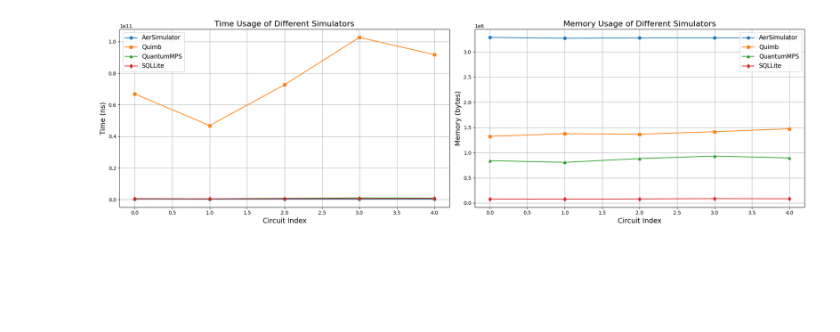
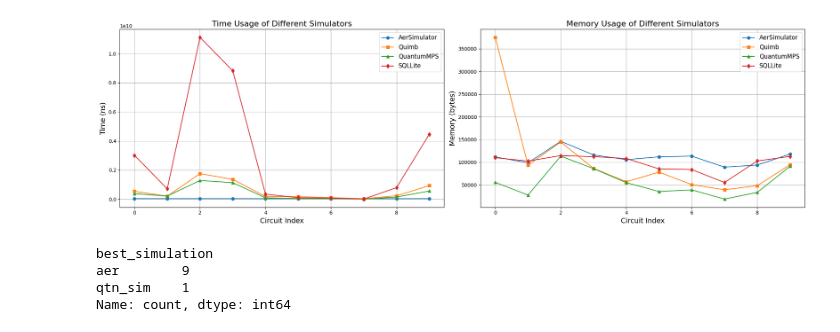
Before and after one commit to Aadipat/QSimResults, a Jupyter notebook: simulatorsBenchmark.ipynb, the cells around one changed output. Cells and saved outputs as stored; diff of their text form; code cells hidden in the pictures; blank space fills up the shorter version.

Commit message:
benchmark and RandomForestClassifier

```diff
--- a/simulatorsBenchmark.ipynb
+++ b/simulatorsBenchmark.ipynb
@@ -93,0 +94,26 @@ circuitsRead = readCircuits("circuits.json")
+# %%
+import random
+
+# Initialize lists
+n_list = []
+p_list = []
+d_list = []
+
+circuits = {
+    'circuits':[]
+}
+
+# Fill the lists with random values
+for _ in range(numberOfCircuits):
+    n = random.randint(1, maxNumberOfQubits)  # Random integer for n
+    p = random.random()     # Random float for p
+    d = random.randint(1, maxCircuitDepth) # Random integer for d
+
+    n_list.append(n)
+    p_list.append(p)
+    d_list.append(d)
+
+    circuits['circuits'].append(getRandomCircuit(n, d, gatesUsed=gatesAllowed, probablityOfAdjacent=p)[1])
+with open("circuits.json", "w") as f:
+    json.dump(circuits, f)
+circuitsRead = readCircuits("circuits.json")
@@ -121,27 +174,26 @@ time_rdbms = []
 mem_rdbms = []
 
 # Iterate over the circuits and run the simulators
-for circuit in circuitsRead:
+for i, circuit in enumerate(circuitsRead):
     # Run AerSimulator
-    qiskit_circuitAndAer = myCircuitToQiskit(circuit, numberOfQubits)
+    qiskit_circuitAndAer = myCircuitToQiskit(circuit, n_list[i])
     time_it, mem = getTimeMemory(runQiskitSimulation, qiskit_circuitAndAer)
     time_aer.append(time_it)
     mem_aer.append(mem)
 
     # Run quimb
-    mpsQuimb = quimbMPSSimulator(numberOfQubits)
-    time_it, mem = getTimeMemory(runQuimbSimulatorSequential, [mpsQuimb,circuit])
+    mpsQuimb = quimbMPSSimulator(n_list[i])
+    time_it, mem = getTimeMemory(runQuimbSimulatorSequential, [mpsQuimb, circuit])
     time_quimb.append(time_it)
     mem_quimb.append(mem)
 
     # Run QuantumMPS
-
-    time_it, mem = getTimeMemory(lambda c, n : QuantumMPS(n).applyCircuit(circuitFromJSONDict(circuit.toJSONDict())), [circuit, numberOfQubits])
+    time_it, mem = getTimeMemory(lambda c, n: QuantumMPS(n, MAXIMUM_BOND_DIMENSION).applyCircuit(c), [circuit, n_list[i]])
     time_qtn_sim.append(time_it)
     mem_qtn_sim.append(mem)
 
-    # Run on SQLLitse simulator
-    rdbmsJson = myCircuitToSqlLiteJson(numberOfQubits, circuit)
+    # Run on SQLLite simulator
+    rdbmsJson = myCircuitToSqlLiteJson(n_list[i], circuit)
     time_it, mem = getTimeMemory(SQLITE_MPS.run_circuit_json, [rdbmsJson])
     time_rdbms.append(time_it)
     mem_rdbms.append(mem)
@@ -166,32 +218,32 @@ df_results.to_csv("simulationData.csv")
 fig, axs = plt.subplots(1, 2, figsize=(20, 6))
 
 # Define a color palette
 colors = ['#1f77b4', '#ff7f0e', '#2ca02c', '#d62728']
 
 # Plot time usage
 axs[0].plot(time_aer, label='AerSimulator', color=colors[0], marker='o')
-# axs[0].plot(time_quimb, label='Quimb', color=colors[1], marker='s')
+axs[0].plot(time_quimb, label='Quimb', color=colors[1], marker='s')
 axs[0].plot(time_qtn_sim, label='QuantumMPS', color=colors[2], marker='^')
 axs[0].plot(time_rdbms, label='SQLLite', color=colors[3], marker='d')
 axs[0].set_xlabel('Circuit Index', fontsize=14)
 axs[0].set_ylabel('Time (ns)', fontsize=14)
 axs[0].set_title('Time Usage of Different Simulators', fontsize=16)
 axs[0].legend(fontsize=12)
 axs[0].grid(True)
 
 # Plot memory usage
 axs[1].plot(mem_aer, label='AerSimulator', color=colors[0], marker='o')
 axs[1].plot(mem_quimb, label='Quimb', color=colors[1], marker='s')
 axs[1].plot(mem_qtn_sim, label='QuantumMPS', color=colors[2], marker='^')
 axs[1].plot(mem_rdbms, label='SQLLite', color=colors[3], marker='d')
 axs[1].set_xlabel('Circuit Index', fontsize=14)
 axs[1].set_ylabel('Memory (bytes)', fontsize=14)
 axs[1].set_title('Memory Usage of Different Simulators', fontsize=16)
 axs[1].legend(fontsize=12)
 axs[1].grid(True)
 
 # Adjust layout
 plt.tight_layout()
 plt.show()
 # %% [output]
-[figure, old version]
+[figure, new version]
@@ -197,0 +314,8 @@ plt.show()
+# %%
+best_simulation_counts = df_results['best_simulation'].value_counts()
+print(best_simulation_counts)
+# %% [output]
+best_simulation
+aer        9
+qtn_sim    1
+Name: count, dtype: int64
```
Also changed, not shown: parts of 7 cells of this notebook, 5 other files.
